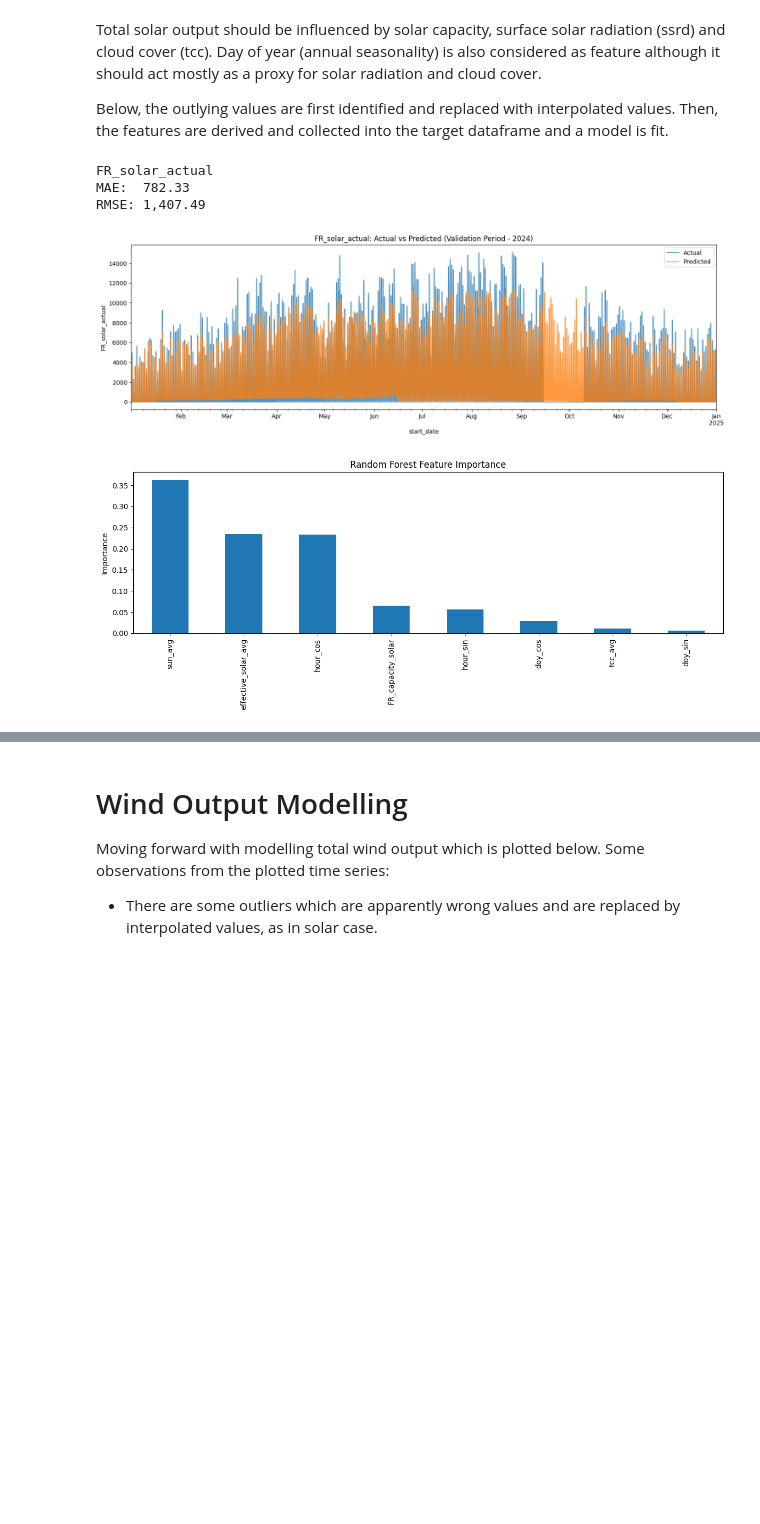
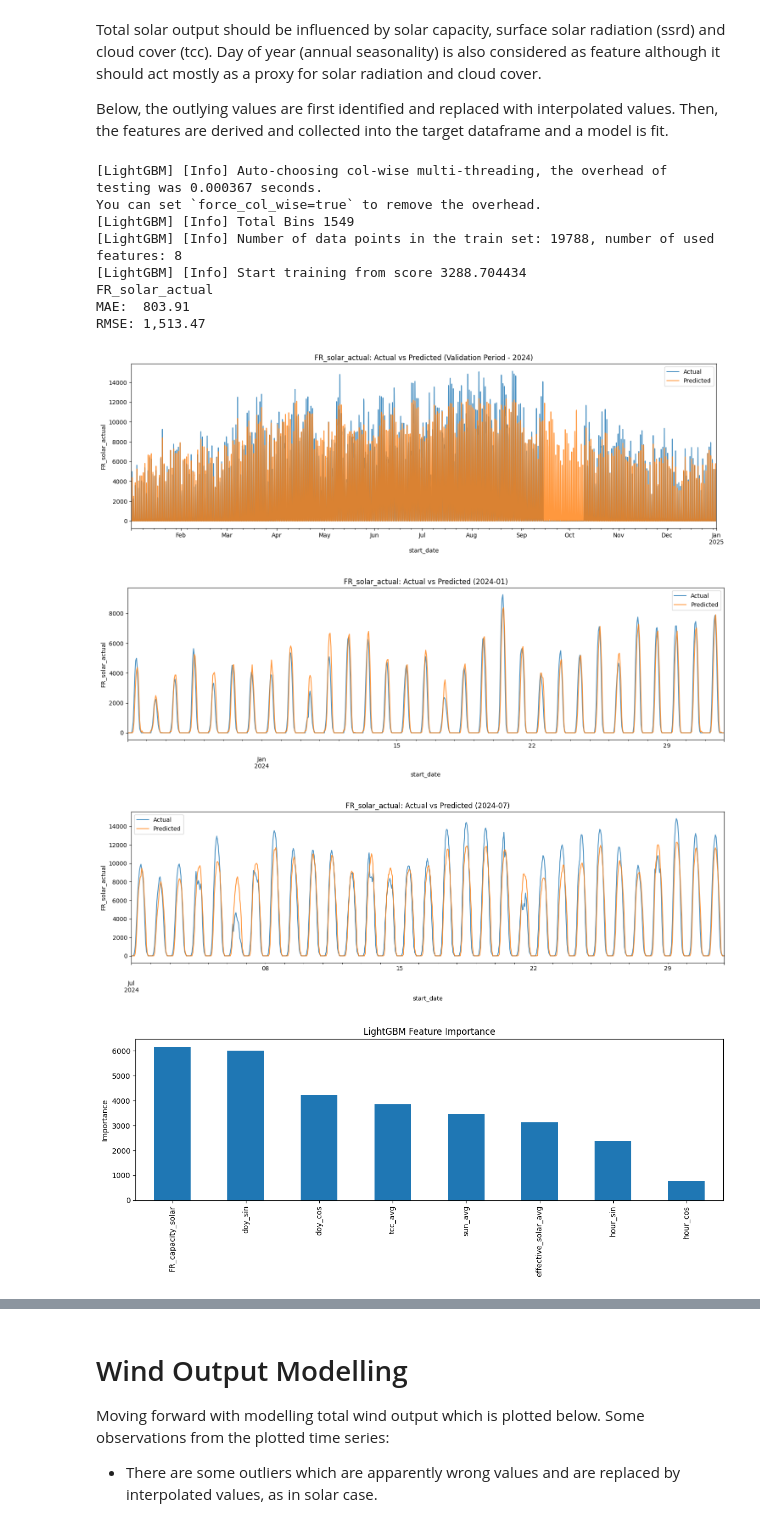
Before and after one commit to kskandal91/power-price-forecasting, a Jupyter notebook: notebooks/report.ipynb, the cells around one changed output, grey strips where cells are left out. Saved outputs shown, nothing was run; the diff lists cells and outputs as text; code cells hidden in the pictures; blank space fills up the shorter version.

Commit message:
Finalize forecasting models and report

```diff
--- a/notebooks/report.ipynb
+++ b/notebooks/report.ipynb
@@ -210,41 +210,57 @@ model_solar, metrics, valid_solar, train = train_single_model(
     solar_dict["features"],
     model_type=solar_dict["model_type"],
     return_train=True,
 )
 
 valid_solar[[TARGET, "pred"]].plot(
     figsize=(15, 5),
     alpha=0.8,
 )
 
 plt.title(f"{TARGET}: Actual vs Predicted (Validation Period - 2024)")
 plt.ylabel(TARGET)
 plt.legend(["Actual", "Predicted"])
 plt.tight_layout()
 plt.show()
 
-if solar_dict["model_type"] == "random_forest":
-    # Feature importance
+for month in ["2024-01", "2024-07"]:
+    valid_solar.loc[month, [TARGET, "pred"]].plot(
+        figsize=(15, 5),
+        alpha=0.8,
+    )
+
+    plt.title(f"{TARGET}: Actual vs Predicted ({month})")
+    plt.ylabel(TARGET)
+    plt.legend(["Actual", "Predicted"])
+    plt.tight_layout()
+    plt.show()
+
+if hasattr(model_solar, "feature_importances_"):
     feature_importance = (
         pd.Series(
             model_solar.feature_importances_,
             index=solar_dict["features"],
         )
         .sort_values(ascending=False)
     )
 
-    feature_importance.plot.bar(
-        figsize=(12, 5)
-    )
+    feature_importance.plot.bar(figsize=(12, 5))
 
-    plt.title("Random Forest Feature Importance")
+    plt.title("LightGBM Feature Importance")
     plt.ylabel("Importance")
     plt.tight_layout()
     plt.show()
 # %% [output]
+[LightGBM] [Info] Auto-choosing col-wise multi-threading, the overhead of testing was 0.000367 seconds.
+You can set `force_col_wise=true` to remove the overhead.
+[LightGBM] [Info] Total Bins 1549
+[LightGBM] [Info] Number of data points in the train set: 19788, number of used features: 8
+[LightGBM] [Info] Start training from score 3288.704434
 FR_solar_actual
-MAE:  782.33
-RMSE: 1,407.49
+MAE:  803.91
+RMSE: 1,513.47
-[figure, old version]
+[figure, new version]
-[figure, old version]
+[figure, new version]
+[figure, added]
+[figure, added]
 # %% [markdown]
```
Also changed, not shown: parts of 9 cells of this notebook, 3 other files.
